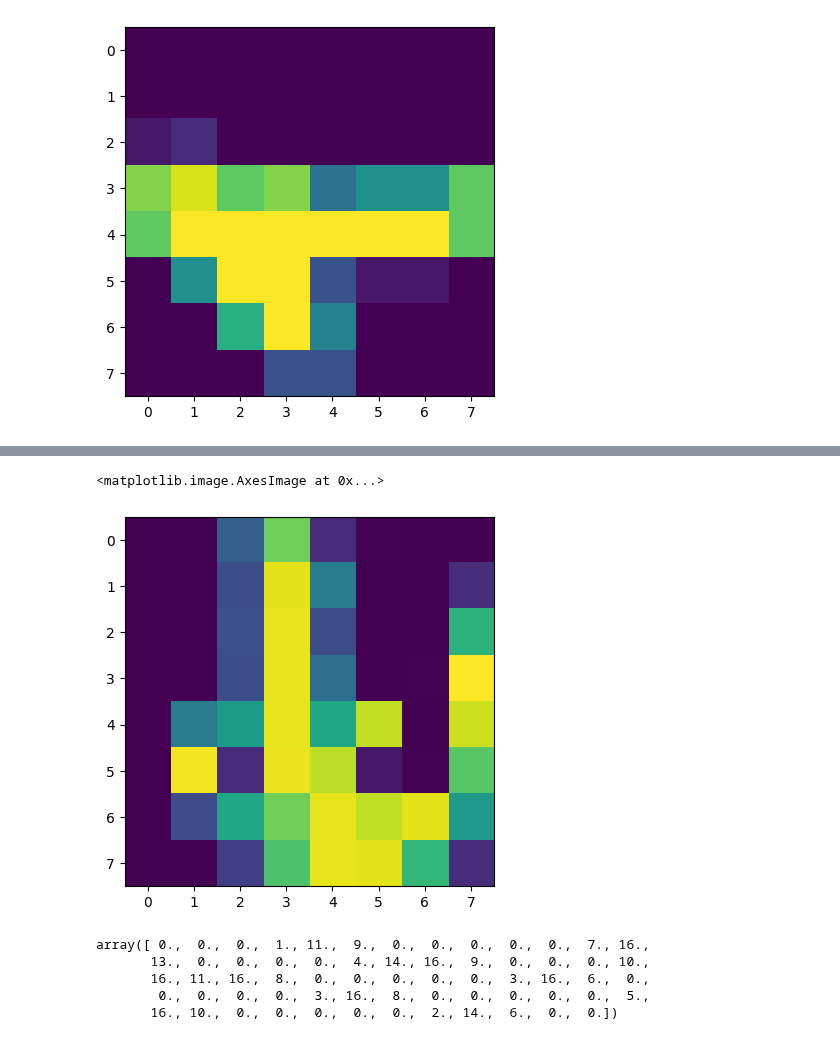
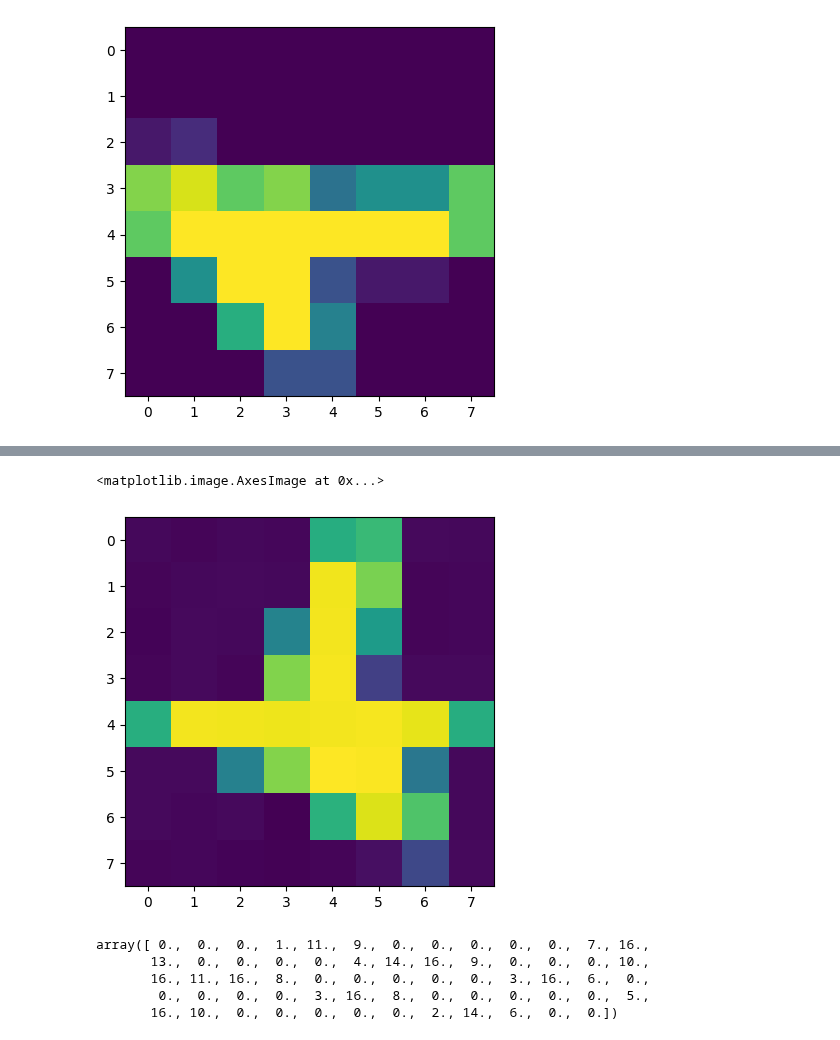
Before and after one commit to tayfununal/PyTorch, a Jupyter notebook: rotate_Load_digit_1.ipynb, the cells around one changed output, grey strips where cells are left out. Saved outputs shown, nothing was run; the diff lists cells and outputs as text; code cells hidden in the pictures.

```diff
--- a/rotate_Load_digit_1.ipynb
+++ b/rotate_Load_digit_1.ipynb
@@ -109,5 +157,5 @@ model5 = nn.Sequential(nn.Conv2d(1, 32, 2),
 # %%
-def coupling_layer(x, m, flow, forward=True):
+"""def coupling_layer(x, m, flow, forward=True):
 
     x_a = x[:, ::2] if flow%2==0 else x[:, 1::2]
     x_b = x[:, 1::2] if flow%2==0 else x[:, ::2]
@@ -120,4 +168,4 @@ def coupling_layer(x, m, flow, forward=True):
     z = torch.empty(x.shape)
     z[:, ::2] = x_a if flow%2==0 else y_b
     z[:, 1::2] = y_b if flow%2==0 else x_a
-    return z
+    return z"""
@@ -124,3 +174,18 @@ def coupling_layer(x, m, flow, forward=True):
+# %%
+def coupling_layer(x, m, flow, forward=True):
+    dim = x.shape[1]//2
+    x_a = x[:, :dim] if flow%2==0 else x[:, dim:]
+    x_b = x[:, dim:] if flow%2==0 else x[:, :dim]
+
+    if forward:
+        y_b = x_b - m(x_a)
+    else:
+        y_b = x_b + m(x_a.reshape(-1,1,4,8))
+
+    z = torch.empty(x.shape)
+    z[:, :dim] = x_a if flow%2==0 else y_b
+    z[:, dim:] = y_b if flow%2==0 else x_a
+    return z
 # %%
 rotated_X1 = np.zeros((X1.shape))
 for i in range(len(X1)):
@@ -167,15 +227,19 @@ loss : 62.18468475341797
 # %%
 random = torch.randint(0,181,(1,)).item()
 z =  coupling_layer(torch.from_numpy(X[y==1][random].reshape(1,64)).to(torch.float32), model, flow=2, forward=False)
 z2 = coupling_layer(z, m=model2, flow=1, forward=False)
 z3 = coupling_layer(z2, m=model3, flow=2, forward=False)
 z4 = coupling_layer(z3, m=model4, flow=1, forward=False)
-x_hat = coupling_layer(z4, m=model5, flow=2, forward=False)
+z5 = coupling_layer(z4, m=model5, flow=2, forward=False)
+z6 = coupling_layer(z5, m=model6, flow=1, forward=False)
+z7 = coupling_layer(z6, m=model7, flow=2, forward=False)
+z8 = coupling_layer(z7, m=model8, flow=1, forward=False)
+x_hat = coupling_layer(z8, m=model9, flow=2, forward=False)
 
 plt.imshow(x_hat.detach().numpy().reshape((8,8)))
 # %% [output]
 <matplotlib.image.AxesImage at 0x...>
-[figure, old version]
+[figure, new version]
 # %%
 X[y==1][4]
 # %% [output]
```
Also changed, not shown: parts of 3 cells of this notebook.
